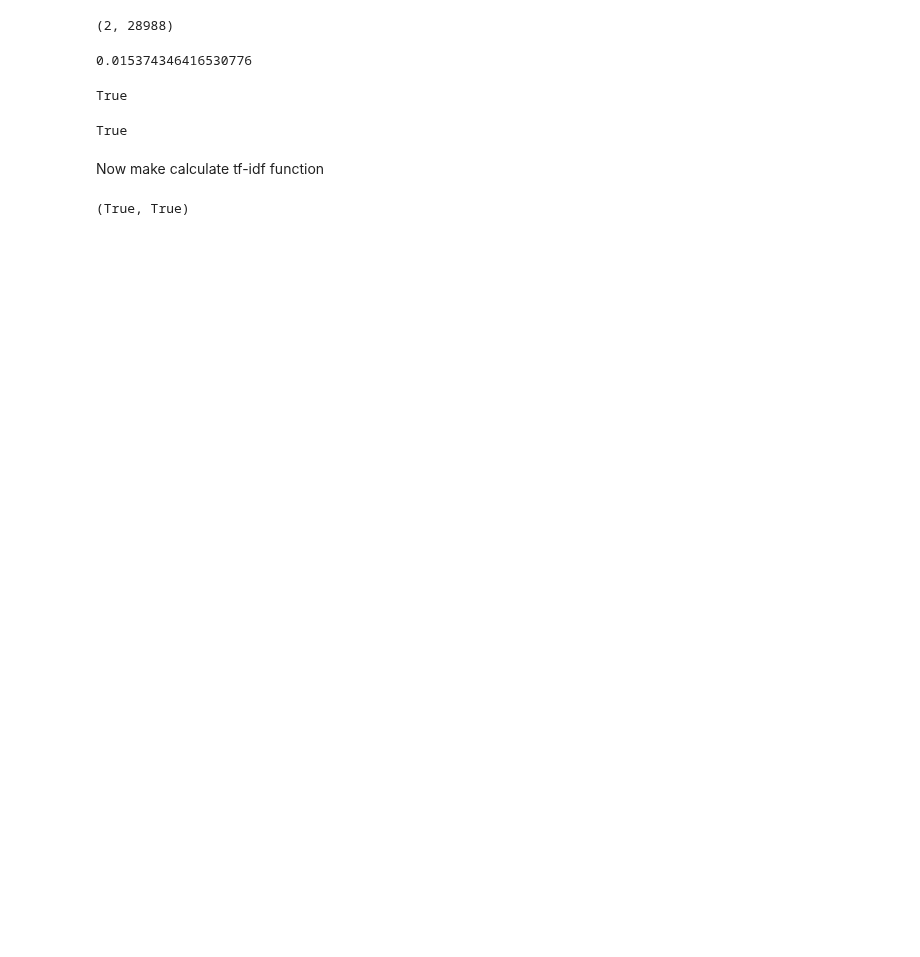
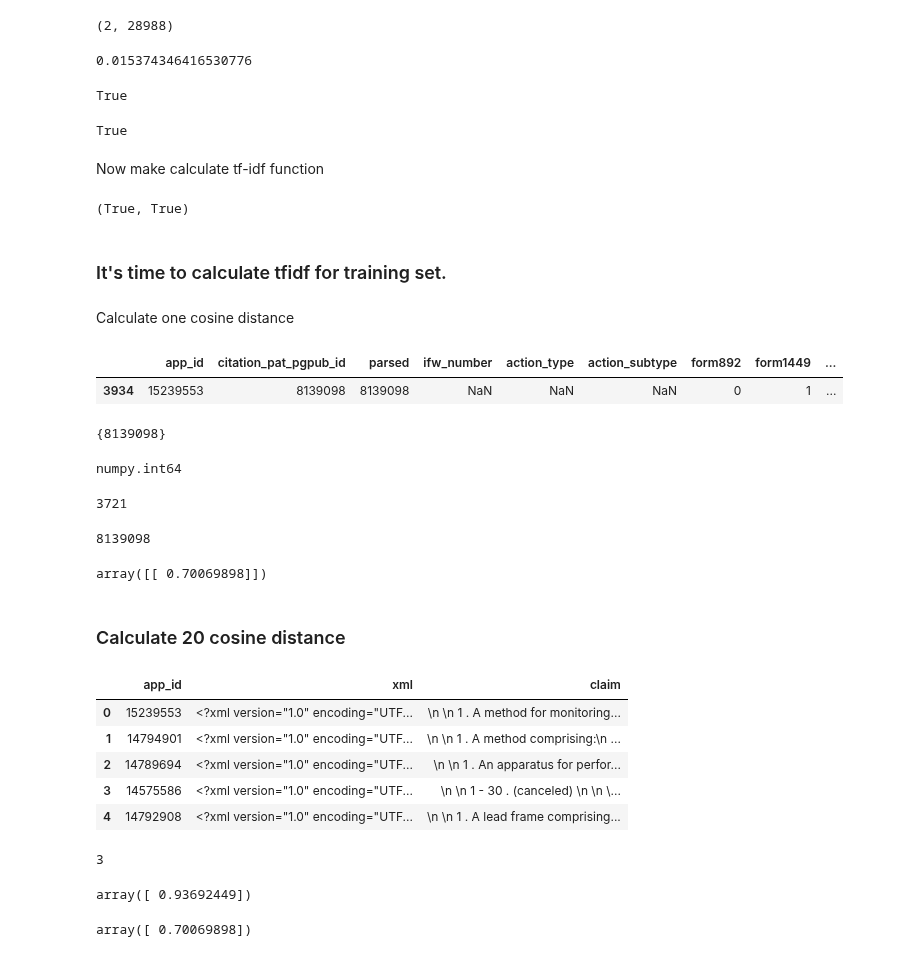
Before and after one commit to yoheikikuta/US-patent-analysis, a Jupyter notebook: notebook/tfidf_nearest.ipynb, the cells around one changed output. Drawn from its saved outputs; the diff is of its cells as text; code cells hidden in the pictures; blank space fills up the shorter version.

```diff
--- a/notebook/tfidf_nearest.ipynb
+++ b/notebook/tfidf_nearest.ipynb
@@ -17,2 +103,5 @@ app_all_df = pd.read_pickle("../data/app_2017_by2012_xmldf.dat")
+# %%
+training_app_df = training_app_df.reset_index(drop=True)
+testset_app_df = testset_app_df.reset_index(drop=True)
 # %% [markdown]
 ### Retrieve just claim. Remove all tags.
@@ -23,7 +114,9 @@ CLAIM_PAT = re.compile(r'<claims[^>]*>(.*)</claims>',re.MULTILINE|re.DOTALL)
 # %%
 TAG_PAT = re.compile(r"<.*?>")
 # %%
-def whole_xml_to_claim(whole):
+def whole_xml_to_claim_xml(whole):
     mat = CLAIM_PAT.search(whole)
-    claim_with_tag = mat.group(1)
-    return TAG_PAT.sub(' ', claim_with_tag)
+    return mat.group(1)
+# %%
+def whole_xml_to_claim(whole):
+    return TAG_PAT.sub(' ', whole_xml_to_claim_xml(whole))
@@ -219,3 +394,7 @@ manu3 = claims_to_tfidfs(grants_all_df.iloc[0:2]["claim"], count_vec, idfvec)
 all(manu3[0] == manual_tfidf[0]), all(manu3[1] == manual_tfidf[1])
 # %% [output]
 (True, True)
+# %% [markdown]
+### It's time to calculate tfidf for training set.
+# %%
+training_app_df["claim"] = training_app_df["xml"].map(whole_xml_to_claim)
@@ -221,0 +403,2 @@ all(manu3[0] == manual_tfidf[0]), all(manu3[1] == manual_tfidf[1])
+# %% [markdown]
+Calculate one cosine distance
@@ -221,0 +407,5 @@ all(manu3[0] == manual_tfidf[0]), all(manu3[1] == manual_tfidf[1])
+# %%
+citations_2012_2017[citations_2012_2017.app_id == one_appid]
+# %% [output]
+|  | app_id | citation_pat_pgpub_id | parsed | ifw_number | action_type | action_subtype | form892 | form1449 | ... |
+| 3934 | 15239553 | 8139098 | 8139098 | NaN | NaN | NaN | 0 | 1 | ... |
@@ -221,0 +414,8 @@ all(manu3[0] == manual_tfidf[0]), all(manu3[1] == manual_tfidf[1])
+# %%
+answer_patids
+# %% [output]
+{8139098}
+# %%
+type(grants_all_df.iloc[0].parsed)
+# %% [output]
+numpy.int64
@@ -221,0 +424,8 @@ all(manu3[0] == manual_tfidf[0]), all(manu3[1] == manual_tfidf[1])
+# %%
+answer_idxs[0]
+# %% [output]
+3721
+# %%
+grants_all_df.iloc[3721].parsed
+# %% [output]
+8139098
@@ -221,0 +436,19 @@ all(manu3[0] == manual_tfidf[0]), all(manu3[1] == manual_tfidf[1])
+# %%
+scipy.spatial.distance.cdist(training_features[0, :][np.newaxis, :], grants_features[answer_idxs[0], :].toarray(), 'cosine')
+# %% [output]
+array([[ 0.70069898]])
+# %% [markdown]
+### Calculate 20 cosine distance
+# %%
+training_app_df.head()
+# %% [output]
+|  | app_id | xml | claim |
+| 0 | 15239553 | <?xml version="1.0" encoding="UTF... | \n \n 1 . A method for monitoring... |
+| 1 | 14794901 | <?xml version="1.0" encoding="UTF... | \n \n 1 . A method comprising:\n ... |
+| 2 | 14789694 | <?xml version="1.0" encoding="UTF... | \n \n 1 . An apparatus for perfor... |
+| 3 | 14575586 | <?xml version="1.0" encoding="UTF... | \n \n 1 - 30 . (canceled) \n \n \... |
+| 4 | 14792908 | <?xml version="1.0" encoding="UTF... | \n \n 1 . A lead frame comprising... |
+# %%
+training_app_df[training_app_df.app_id == 14575586].index[0]
+# %% [output]
+3
@@ -221,0 +462,8 @@ all(manu3[0] == manual_tfidf[0]), all(manu3[1] == manual_tfidf[1])
+# %%
+calc_cosin_for_one_app(14575586)
+# %% [output]
+array([ 0.93692449])
+# %%
+calc_cosin_for_one_app(15239553)
+# %% [output]
+array([ 0.70069898])
```
Also changed, not shown: parts of 72 cells of this notebook, 1 other file.
